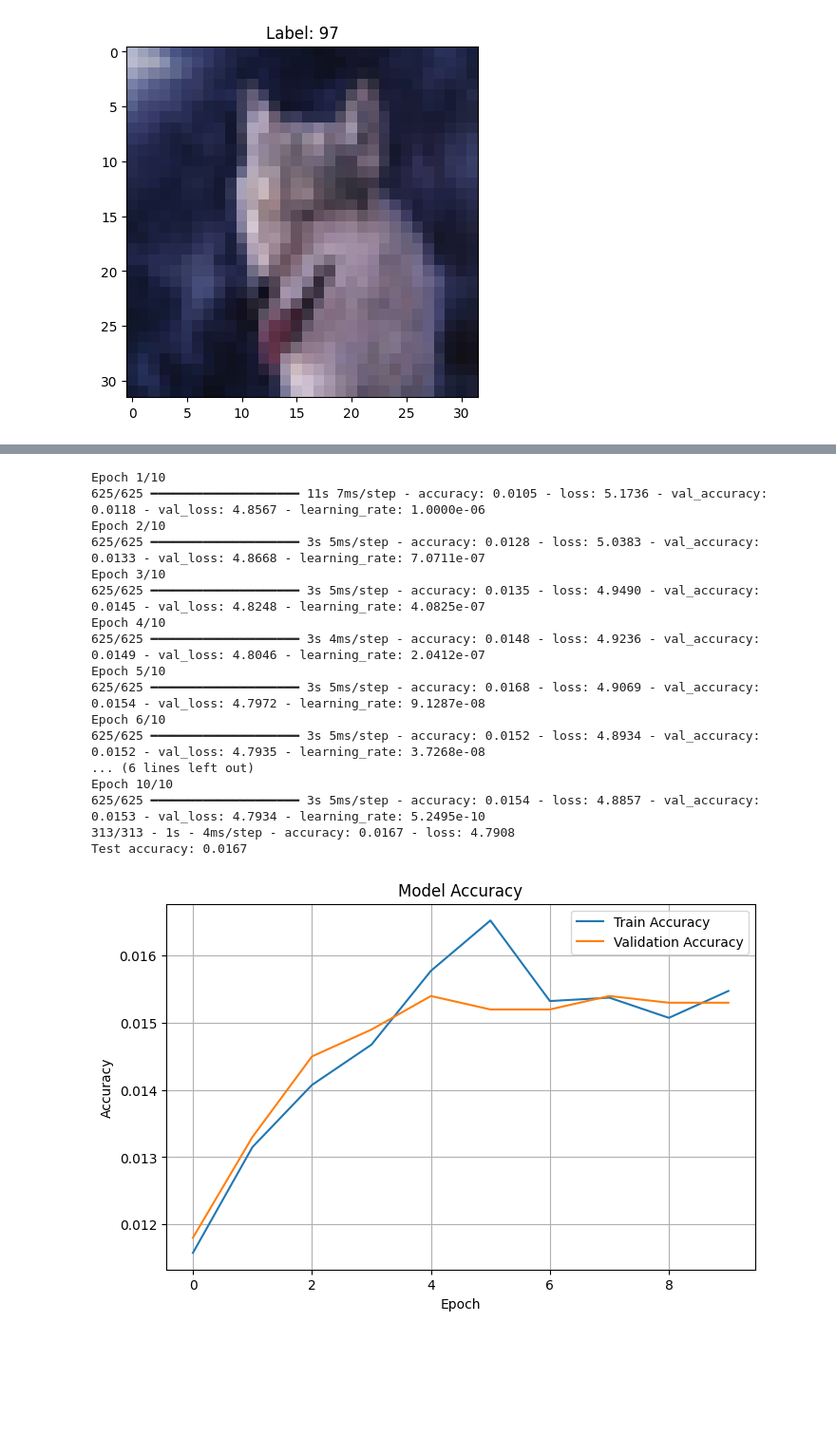
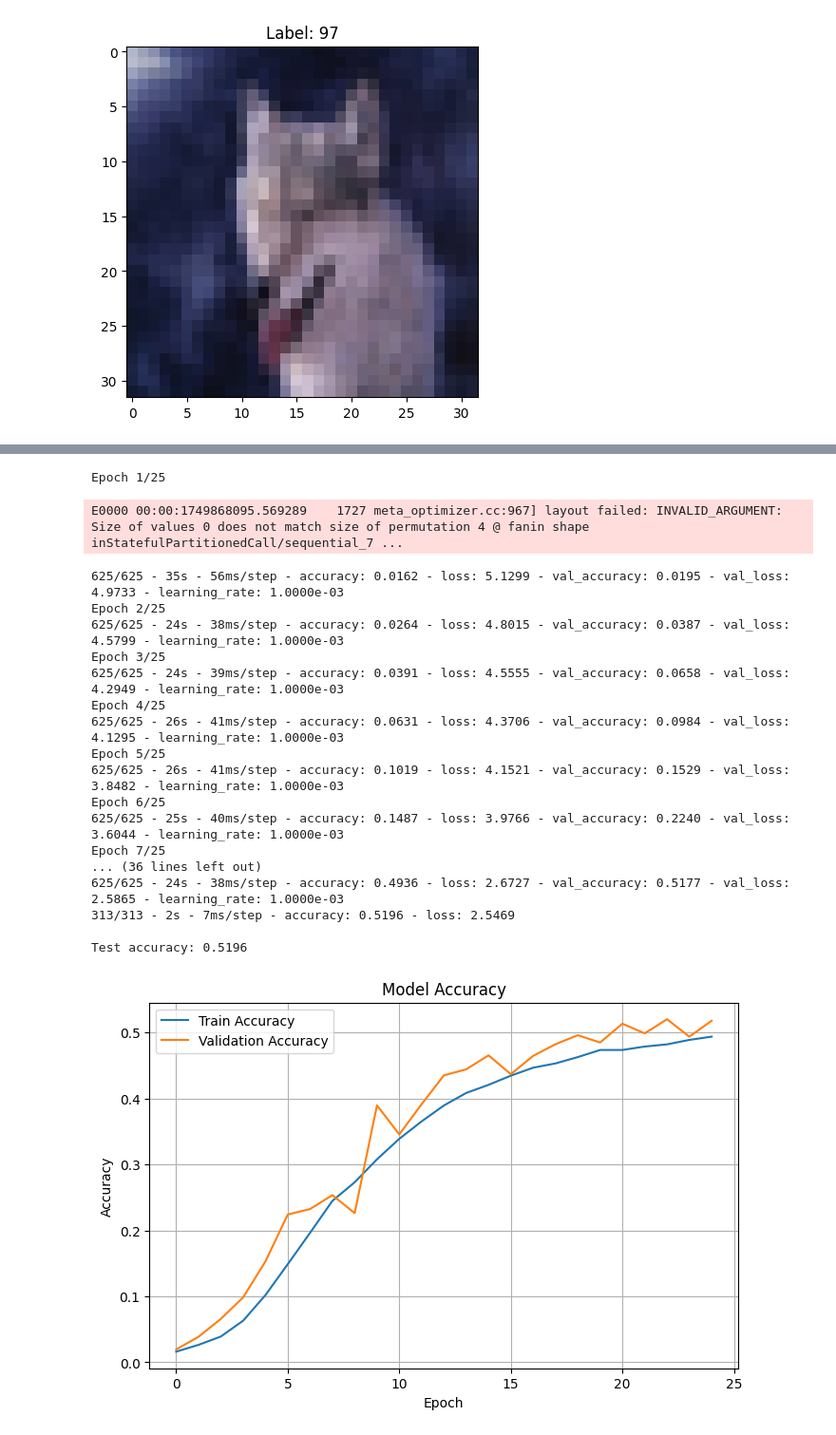
Before and after one commit to minhnhatmai/AIGC550_Advanced_Deep_Learning_Lab06_CNN, a Jupyter notebook: MinhNhat_Mai_Lab06.ipynb, the cells around one changed output, grey strips where cells are left out. Shown at 95% size. Cells and saved outputs as stored; diff of their text form; code cells hidden in the pictures; blank space fills up the shorter version.

```diff
--- a/MinhNhat_Mai_Lab06.ipynb
+++ b/MinhNhat_Mai_Lab06.ipynb
@@ -50,4 +55,10 @@ Training set shape: (40000, 32, 32, 3)
 Validation set shape: (10000, 32, 32, 3)
 Test set shape: (10000, 32, 32, 3)
 [figure]
+# %%
+# --- Data Augmentation ---
+data_augmentation = tf.keras.Sequential([
+    layers.RandomFlip("horizontal"),
+    layers.RandomCrop(32, 32)
+])
 # %%
@@ -101,77 +108,75 @@ Model: "sequential_6"
 # %%
-from tensorflow.keras.callbacks import LearningRateScheduler
-import numpy as np
+# --- Optimizer and Training Setup ---
+batch_size = 64
+epochs = 25
 
-# Create the scheduler callback
-# Learning rate scheduler
-def scheduler(epoch, lr):
-    return lr / np.sqrt(epoch + 1)
+optimizer = AdamW(learning_rate=1e-3, weight_decay=weight_decay)
 
-lr_callback = LearningRateScheduler(scheduler)
-
-# Configure the optimizer with a custom learning rate
-learning_rate = 1e-6
-optimizer = Adam(learning_rate=learning_rate, beta_1=0.9, beta_2=0.999, epsilon=1e-7)
-
-# Compile the model
 model.compile(
     optimizer=optimizer,
     loss='sparse_categorical_crossentropy',
     metrics=['accuracy']
 )
 
-# Train the model and record training history
+# --- Callbacks ---
+early_stop = EarlyStopping(monitor='val_loss', patience=10, restore_best_weights=True)
+reduce_lr = ReduceLROnPlateau(monitor='val_loss', factor=0.5, patience=3, min_lr=1e-5)
+
+# --- Training ---
 history = model.fit(
     x_train, y_train,
-    epochs=10,
-    batch_size=64,
     validation_data=(x_val, y_val),
-    callbacks=[lr_callback],
+    epochs=epochs,
+    batch_size=batch_size,
+    callbacks=[early_stop, reduce_lr],
+    verbose=2
 )
 
-# Evaluate on the test set
+# --- Evaluation ---
 test_loss, test_acc = model.evaluate(x_test, y_test, verbose=2)
-print(f"Test accuracy: {test_acc:.4f}")
+print(f"\nTest accuracy: {test_acc:.4f}")
 
 # Plot training & validation accuracy
 import matplotlib.pyplot as plt
 
 plt.figure(figsize=(8, 5))
 plt.plot(history.history['accuracy'], label='Train Accuracy')
 plt.plot(history.history['val_accuracy'], label='Validation Accuracy')
 plt.title('Model Accuracy')
 plt.xlabel('Epoch')
 plt.ylabel('Accuracy')
 plt.legend()
 plt.grid(True)
 plt.show()
 
 # Plot training & validation loss
 plt.figure(figsize=(8, 5))
 plt.plot(history.history['loss'], label='Train Loss')
 plt.plot(history.history['val_loss'], label='Validation Loss')
 plt.title('Model Loss')
 plt.xlabel('Epoch')
 plt.ylabel('Loss')
 plt.legend()
 plt.grid(True)
 plt.show()
 # %% [output]
-Epoch 1/10
-625/625 ━━━━━━━━━━━━━━━━━━━━ 11s 7ms/step - accuracy: 0.0105 - loss: 5.1736 - val_accuracy: 0.0118 - val_loss: 4.8567 - learning_rate: 1.0000e-06
-Epoch 2/10
-625/625 ━━━━━━━━━━━━━━━━━━━━ 3s 5ms/step - accuracy: 0.0128 - loss: 5.0383 - val_accuracy: 0.0133 - val_loss: 4.8668 - learning_rate: 7.0711e-07
-Epoch 3/10
-625/625 ━━━━━━━━━━━━━━━━━━━━ 3s 5ms/step - accuracy: 0.0135 - loss: 4.9490 - val_accuracy: 0.0145 - val_loss: 4.8248 - learning_rate: 4.0825e-07
-Epoch 4/10
-625/625 ━━━━━━━━━━━━━━━━━━━━ 3s 4ms/step - accuracy: 0.0148 - loss: 4.9236 - val_accuracy: 0.0149 - val_loss: 4.8046 - learning_rate: 2.0412e-07
-Epoch 5/10
-625/625 ━━━━━━━━━━━━━━━━━━━━ 3s 5ms/step - accuracy: 0.0168 - loss: 4.9069 - val_accuracy: 0.0154 - val_loss: 4.7972 - learning_rate: 9.1287e-08
-Epoch 6/10
-625/625 ━━━━━━━━━━━━━━━━━━━━ 3s 5ms/step - accuracy: 0.0152 - loss: 4.8934 - val_accuracy: 0.0152 - val_loss: 4.7935 - learning_rate: 3.7268e-08
-... (6 lines left out)
-Epoch 10/10
-625/625 ━━━━━━━━━━━━━━━━━━━━ 3s 5ms/step - accuracy: 0.0154 - loss: 4.8857 - val_accuracy: 0.0153 - val_loss: 4.7934 - learning_rate: 5.2495e-10
-313/313 - 1s - 4ms/step - accuracy: 0.0167 - loss: 4.7908
-Test accuracy: 0.0167
+Epoch 1/25
+E0000 00:00:1749868095.569289    1727 meta_optimizer.cc:967] layout failed: INVALID_ARGUMENT: Size of values 0 does not match size of permutation 4 @ fanin shape inStatefulPartitionedCall/sequential_7 ...
+625/625 - 35s - 56ms/step - accuracy: 0.0162 - loss: 5.1299 - val_accuracy: 0.0195 - val_loss: 4.9733 - learning_rate: 1.0000e-03
+Epoch 2/25
+625/625 - 24s - 38ms/step - accuracy: 0.0264 - loss: 4.8015 - val_accuracy: 0.0387 - val_loss: 4.5799 - learning_rate: 1.0000e-03
+Epoch 3/25
+625/625 - 24s - 39ms/step - accuracy: 0.0391 - loss: 4.5555 - val_accuracy: 0.0658 - val_loss: 4.2949 - learning_rate: 1.0000e-03
+Epoch 4/25
+625/625 - 26s - 41ms/step - accuracy: 0.0631 - loss: 4.3706 - val_accuracy: 0.0984 - val_loss: 4.1295 - learning_rate: 1.0000e-03
+Epoch 5/25
+625/625 - 26s - 41ms/step - accuracy: 0.1019 - loss: 4.1521 - val_accuracy: 0.1529 - val_loss: 3.8482 - learning_rate: 1.0000e-03
+Epoch 6/25
+625/625 - 25s - 40ms/step - accuracy: 0.1487 - loss: 3.9766 - val_accuracy: 0.2240 - val_loss: 3.6044 - learning_rate: 1.0000e-03
+Epoch 7/25
+... (36 lines left out)
+625/625 - 24s - 38ms/step - accuracy: 0.4936 - loss: 2.6727 - val_accuracy: 0.5177 - val_loss: 2.5865 - learning_rate: 1.0000e-03
+313/313 - 2s - 7ms/step - accuracy: 0.5196 - loss: 2.5469
+
+Test accuracy: 0.5196
-[figure, old version]
+[figure, new version]
```
Also changed, not shown: parts of 4 cells of this notebook, 1 other file.
